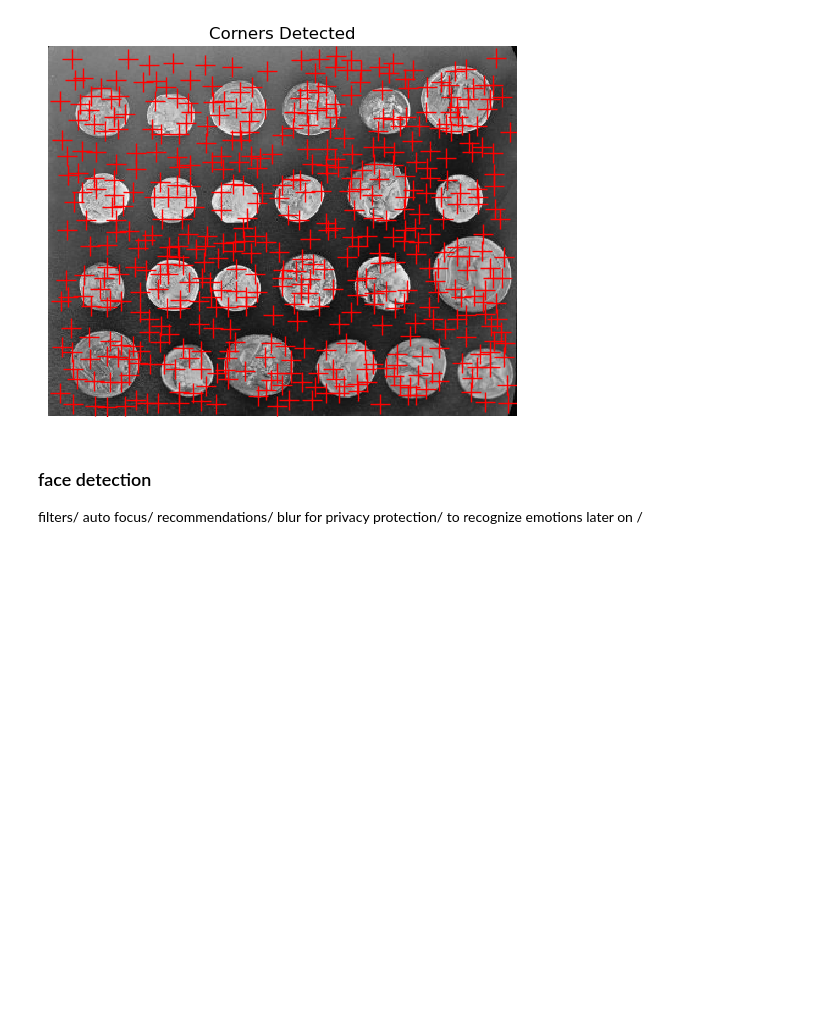
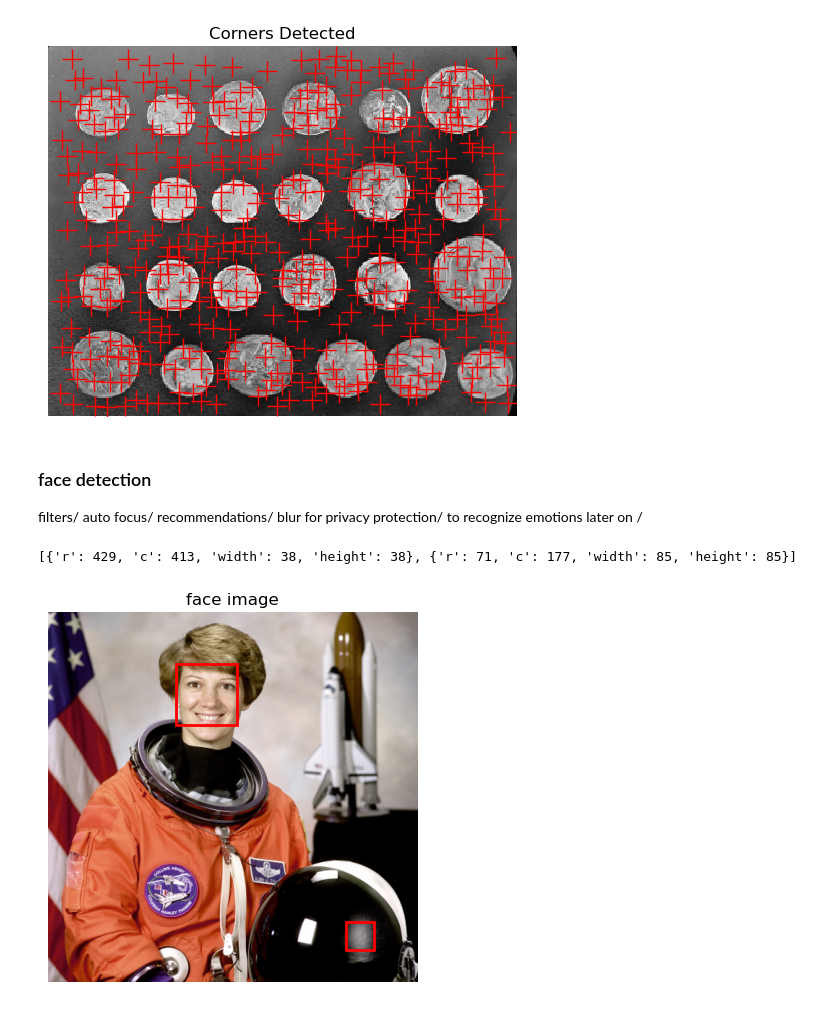
Before and after one commit to melikayazdanpanah/imgprocessing_datacamp, a Jupyter notebook: finding_the_edge_canny.ipynb, the cells around one changed output. Drawn from its saved outputs; the diff is of its cells as text; code cells hidden in the pictures; blank space fills up the shorter version.

```diff
--- a/finding_the_edge_canny.ipynb
+++ b/finding_the_edge_canny.ipynb
@@ -81,13 +81,41 @@ blur for privacy protection/
 to recognize emotions later on /
 # %%
 from skimage.feature import Cascade
+import matplotlib.pyplot as plt
+import matplotlib.patches as patches  # Import patches for drawing rectangles
+from skimage.feature import Cascade
+from skimage import data
+
+image = data.astronaut()
 
 #load the trained file from the module root
 trained_file = data.lbp_frontal_face_cascade_filename()
 
 #initialize the detector cascade
 detector = Cascade(trained_file)
 
 #apply detector on the image
 
-detected = detector.detect_multi_scale(img=image , scale_factor =1.2)
+detected = detector.detect_multi_scale(img=image , scale_factor =1.2, step_ratio =1,min_size=(10,10),max_size=(200,200))
+
+print(detected)
+def show_detected_face(result , detected , title='face image'):
+    plt.imshow(result)
+    img_desc=plt.gca()
+    plt.set_cmap('gray')
+    plt.title(title)
+    plt.axis('off')
+    for patch in detected:
+        img_desc.add_patch(
+            patches.Rectangle(
+                (patch['c'],patch['r']),
+                patch['width'],
+                patch['height'],
+                fill=False , color='r',linewidth=2)
+        )
+    plt.show()
+
+show_detected_face(image , detected)
+# %% [output]
+[{'r': 429, 'c': 413, 'width': 38, 'height': 38}, {'r': 71, 'c': 177, 'width': 85, 'height': 85}]
+[figure, added]
```
Also changed, not shown: parts of 2 cells of this notebook.
